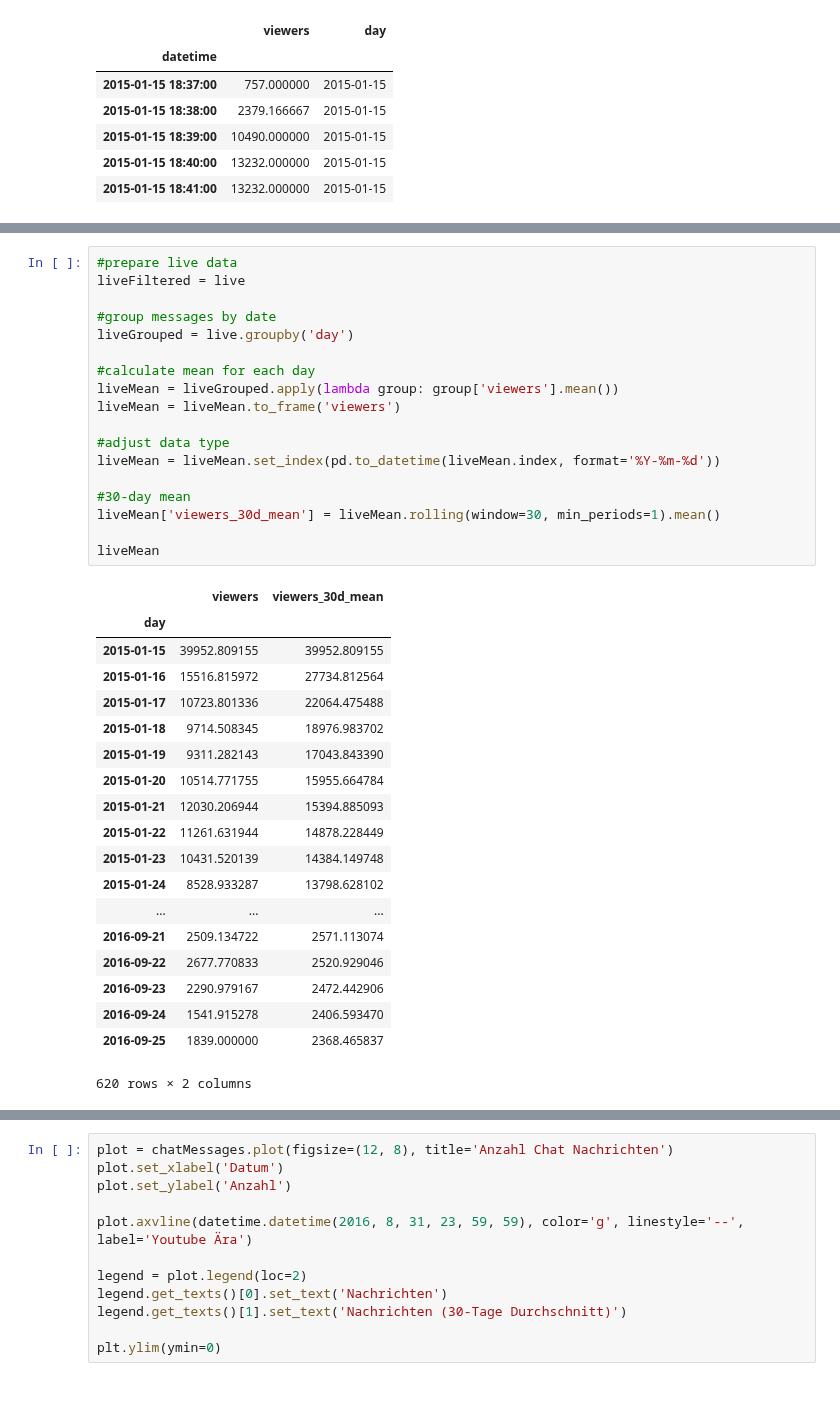
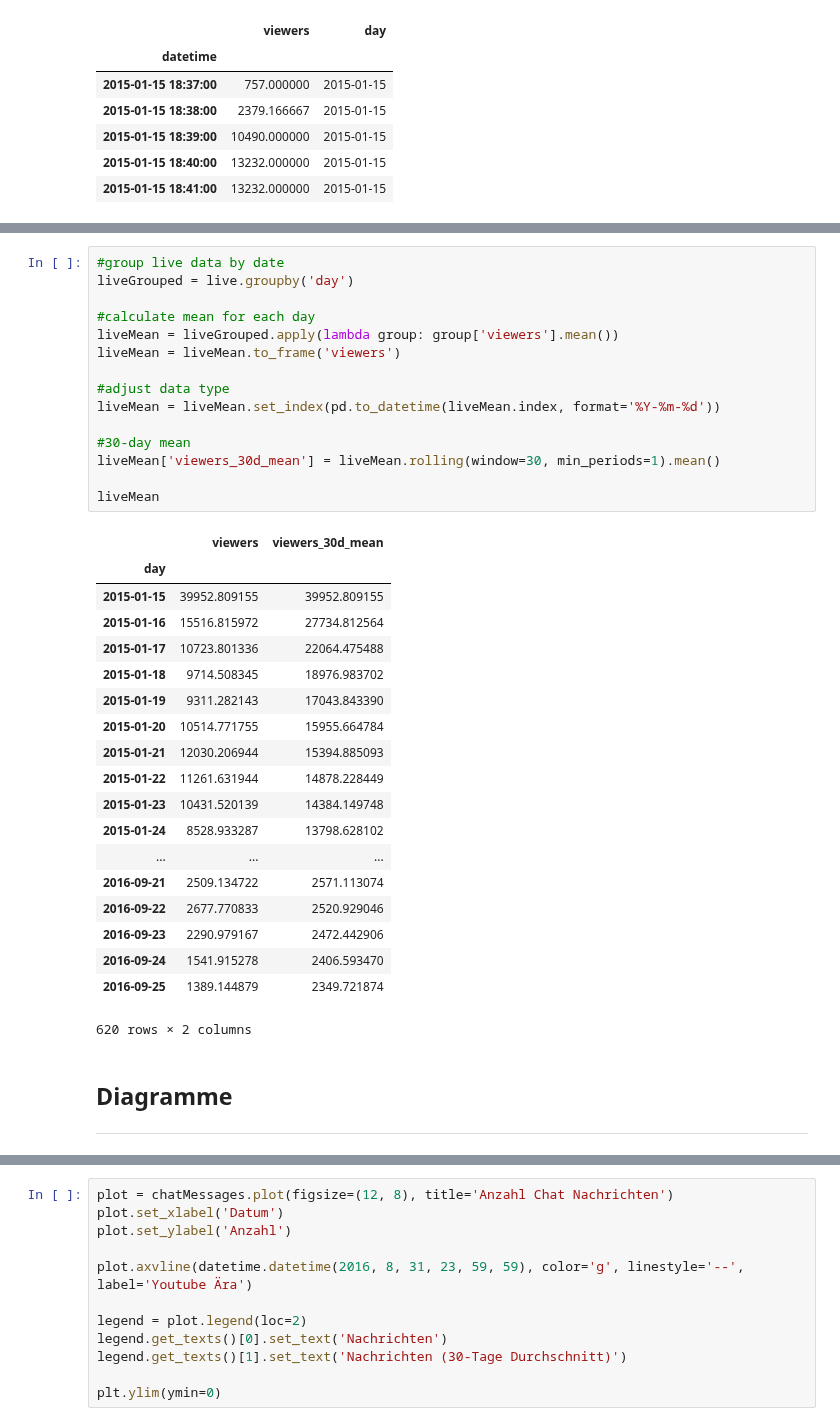
Before and after one commit to rbtvstats/rbtvstats, a Jupyter notebook: notebooks/chat.ipynb, the cells around one changed output, grey strips where cells are left out. Cells and saved outputs as stored; diff of their text form; blank space fills up the shorter version.

```diff
--- a/notebooks/chat.ipynb
+++ b/notebooks/chat.ipynb
@@ -164,41 +156,41 @@ live.tail()
 # %%
-#prepare live data
-liveFiltered = live
-
-#group messages by date
+#group live data by date
 liveGrouped = live.groupby('day')
 
 #calculate mean for each day
 liveMean = liveGrouped.apply(lambda group: group['viewers'].mean())
 liveMean = liveMean.to_frame('viewers')
 
 #adjust data type
 liveMean = liveMean.set_index(pd.to_datetime(liveMean.index, format='%Y-%m-%d'))
 
 #30-day mean
 liveMean['viewers_30d_mean'] = liveMean.rolling(window=30, min_periods=1).mean()
 
 liveMean
 # %% [output]
 |  | viewers | viewers_30d_mean |
 | day |  |  |
 | 2015-01-15 | 39952.809155 | 39952.809155 |
 | 2015-01-16 | 15516.815972 | 27734.812564 |
 | 2015-01-17 | 10723.801336 | 22064.475488 |
 | 2015-01-18 | 9714.508345 | 18976.983702 |
 | 2015-01-19 | 9311.282143 | 17043.843390 |
 | 2015-01-20 | 10514.771755 | 15955.664784 |
 | 2015-01-21 | 12030.206944 | 15394.885093 |
 | 2015-01-22 | 11261.631944 | 14878.228449 |
 | 2015-01-23 | 10431.520139 | 14384.149748 |
 | 2015-01-24 | 8528.933287 | 13798.628102 |
 | ... | ... | ... |
 | 2016-09-21 | 2509.134722 | 2571.113074 |
 | 2016-09-22 | 2677.770833 | 2520.929046 |
 | 2016-09-23 | 2290.979167 | 2472.442906 |
 | 2016-09-24 | 1541.915278 | 2406.593470 |
-| 2016-09-25 | 1839.000000 | 2368.465837 |
+| 2016-09-25 | 1389.144879 | 2349.721874 |
 620 rows × 2 columns
+# %% [markdown]
+## Diagramme
+___
 # %%
 #join data
 joinedData = chatParticipants.join(liveMean)
```
Also changed, not shown: parts of 8 cells of this notebook, 3 other files.
